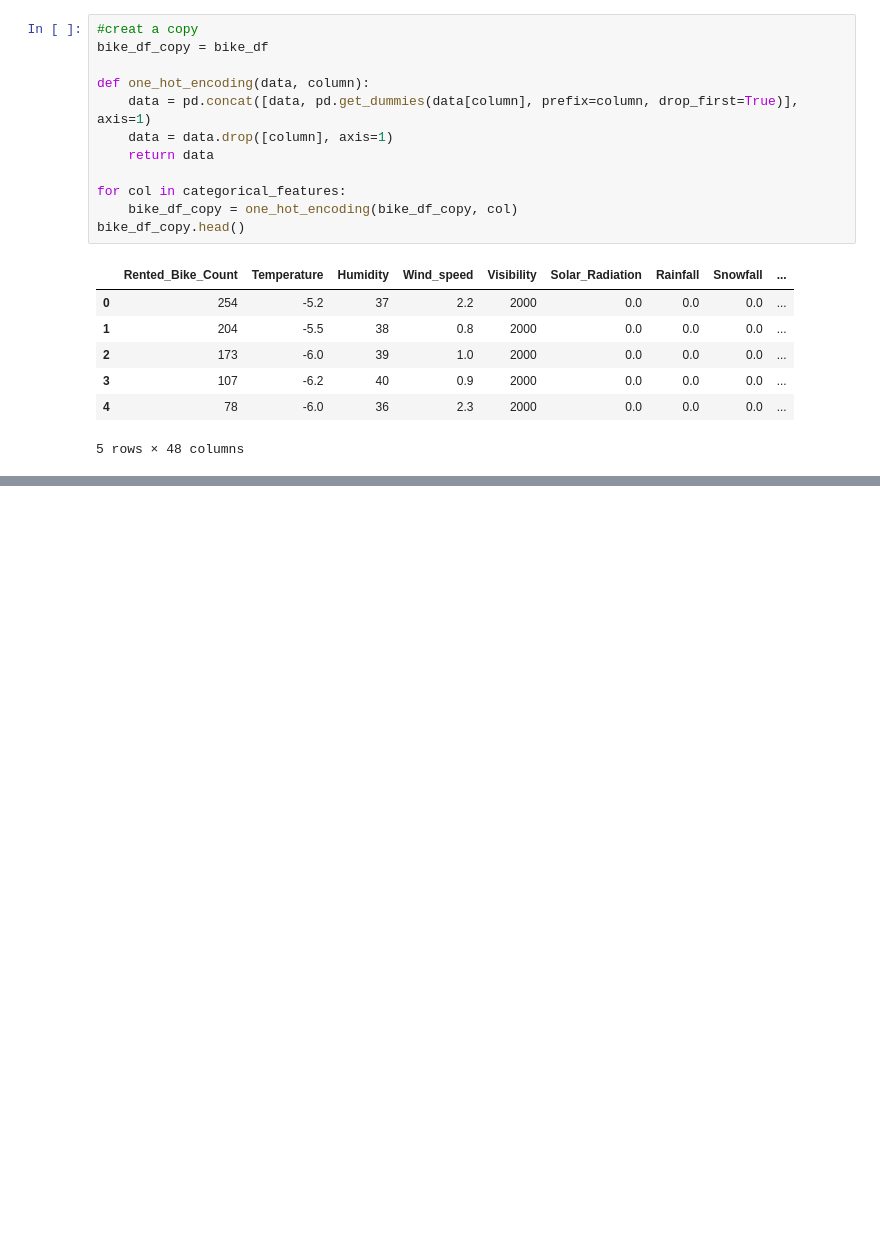
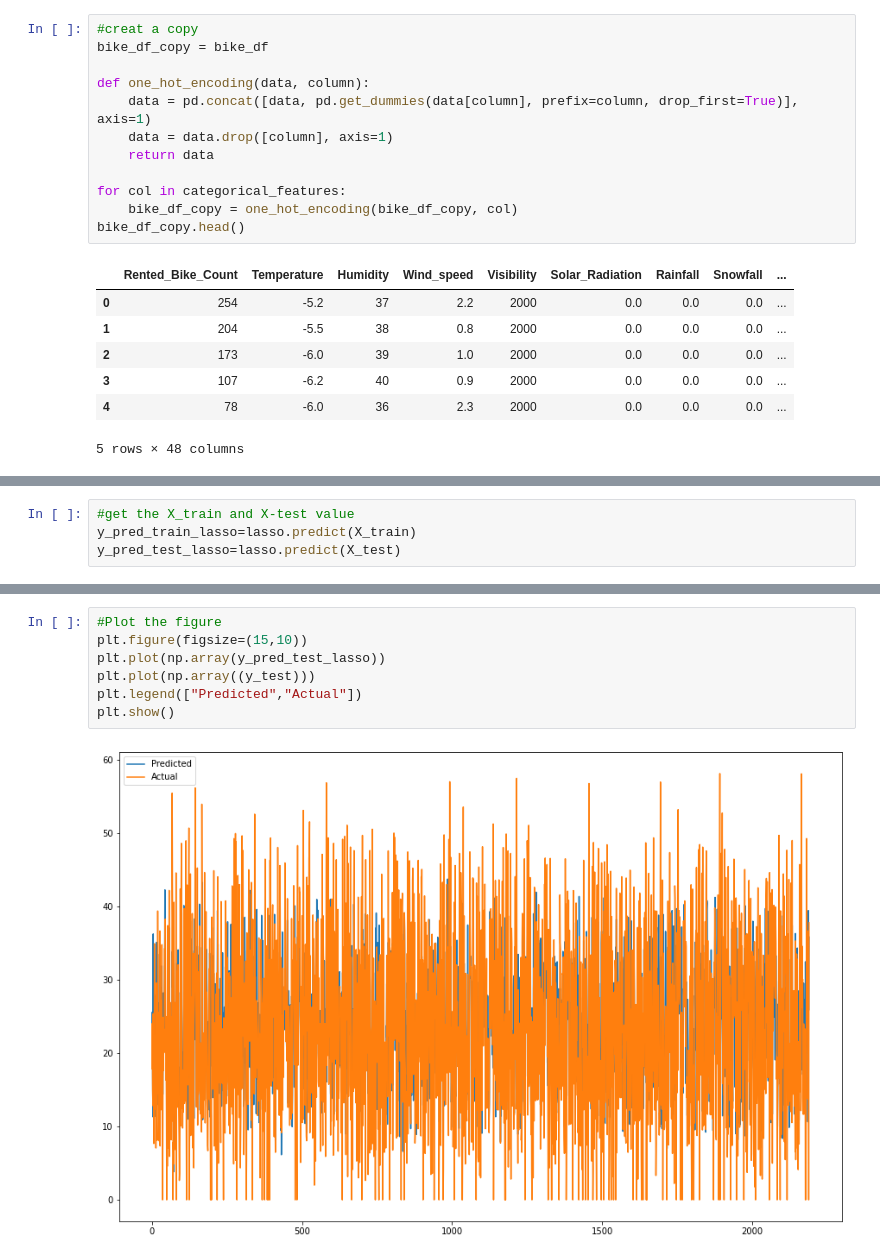
Before and after one commit to jayesh2708/Seoul-Bike-Sharing-Demand-, a Jupyter notebook: Bike_Sharing_Demand_Prediction_Capstone_Project.ipynb, the cells around one changed output, grey strips where cells are left out. Drawn from its saved outputs; the diff is of its cells as text; blank space fills up the shorter version.

```diff
--- a/Bike_Sharing_Demand_Prediction_Capstone_Project.ipynb
+++ b/Bike_Sharing_Demand_Prediction_Capstone_Project.ipynb
@@ -914,0 +1173,4 @@ bike_df_copy.head()
+# %%
+#get the X_train and X-test value
+y_pred_train_lasso=lasso.predict(X_train)
+y_pred_test_lasso=lasso.predict(X_test)
@@ -914,0 +1257,9 @@ bike_df_copy.head()
+# %%
+#Plot the figure
+plt.figure(figsize=(15,10))
+plt.plot(np.array(y_pred_test_lasso))
+plt.plot(np.array((y_test)))
+plt.legend(["Predicted","Actual"])
+plt.show()
+# %% [output]
+[figure, added]
```
Also changed, not shown: parts of 34 cells of this notebook.
